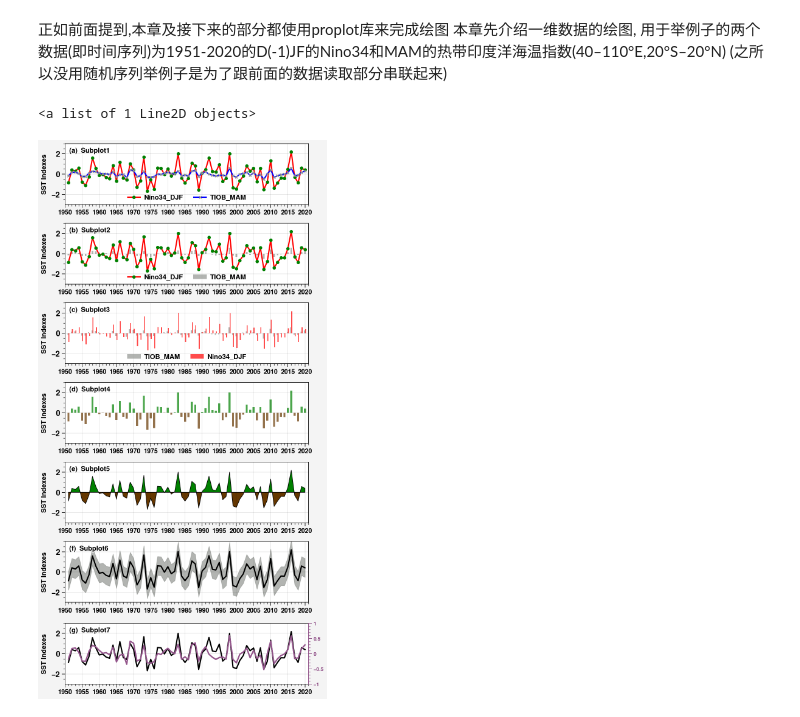
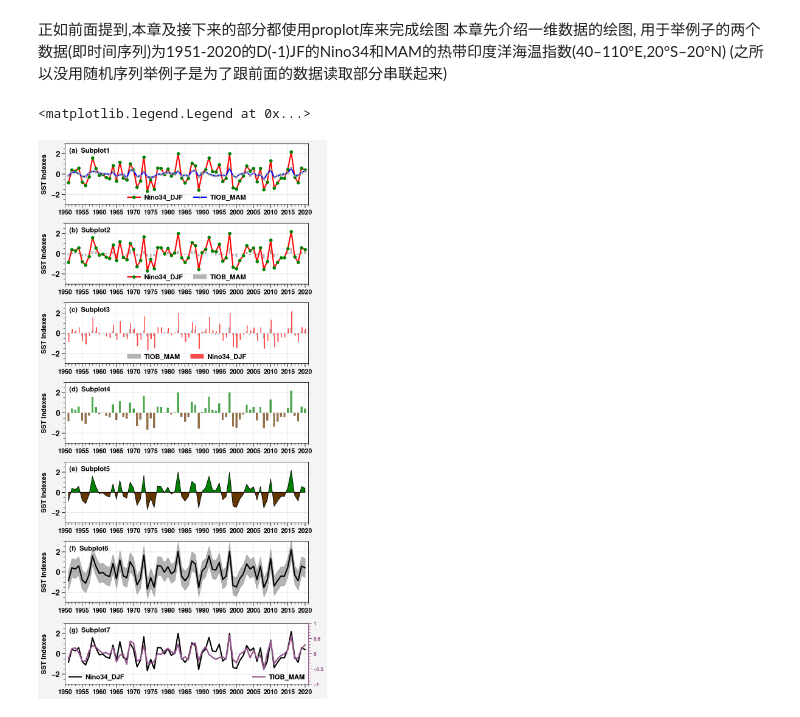
Before and after one commit to L1angY/For_Beginner_Brief_Plot_Figure_Cookbook, a Jupyter notebook: 3_一维数据的绘图.ipynb, the cells around one changed output. Cells and saved outputs as stored; diff of their text form; code cells hidden in the pictures.

```diff
--- a/3_一维数据的绘图.ipynb
+++ b/3_一维数据的绘图.ipynb
@@ -143,7 +143,7 @@ axs[0].plot(np.arange(1951, 2021, 1), TIOB_MAM_5120,
             markercolor='gray', # 标记点的颜色
             markeredgecolor='gray', # 标记点的边缘颜色
             label='TIOB_MAM')
-axs[0].legend(loc='lc', # 图例的位置 lc表示左下角(lower center)
+axs[0].legend(loc='lc', # 图例的位置 lc表示下边中央(lower center)
               ncols=2,  # 图例的列数
               fontweight='heavy', # 字体粗细
               prop = {'size':8}, # 字体大小
@@ -165,7 +165,7 @@ axs[1].bar(np.arange(1951, 2021, 1), TIOB_MAM_5120,
            color='gray', # 柱状图的颜色
            alpha=0.7, # 柱状图的透明度
            label='TIOB_MAM')
-axs[1].legend(loc='lc', # 图例的位置 lc表示左下角(lower center)
+axs[1].legend(loc='lc', # 图例的位置 lc表示下边中央(lower center)
               ncols=2,  # 图例的列数
               fontweight='heavy', # 字体粗细
               prop = {'size':8}, # 字体大小
@@ -185,7 +185,7 @@ axs[2].bar(np.arange(1951, 2021, 1)+barwidth/2, Nino34_DJF_5120,   #这里横坐
            color='red', # 柱状图的颜色
            alpha=0.7, # 柱状图的透明度
            label='Nino34_DJF')
-axs[2].legend(loc='lc', # 图例的位置 lc表示左下角(lower center)
+axs[2].legend(loc='lc', # 图例的位置 lc表示下边中央(lower center)
               ncols=2,  # 图例的列数
               fontweight='heavy', # 字体粗细
               prop = {'size':8}, # 字体大小
@@ -219,34 +219,44 @@ axs[5].plot(np.arange(1951, 2021, 1), Nino34_DJF_5120,
             color='k', # 线的颜色
             linewidth=1.5, # 线的宽度
             )
 axs[5].area(np.arange(1951, 2021, 1),
             Nino34_DJF_5120+Nino34_DJF_5120.std(), # 上1倍标准差
             Nino34_DJF_5120-Nino34_DJF_5120.std(), # 下1倍标准差
             color='gray', # 填充的颜色
             alpha=0.7, # 填充的透明度
             )
 
 # 绘制子图7
 # 当我们遇到两个时间序列需要画在一起,但范围相差很远的时候,
 # 我们可以通过添加子y轴来解决这个问题
 axs[6].plot(np.arange(1951, 2021, 1), Nino34_DJF_5120,
             color='k', # 线的颜色
             linewidth=1.5, # 线的宽度
-            ) # Nino34指数正常绘制
+            label='Nino34_DJF') # Nino34指数正常绘制
 ox = axs[6].alty(color='purple',
                  ylim=(-1, 1), # 新y轴的范围
                  ticklabelweight='bold', # xy轴刻度字体粗细(需要重新设置)
                  ticklabelsize=6
                  )
 ox.plot(np.arange(1951, 2021, 1), TIOB_MAM_5120,
         color='purple', # 线的颜色
         linewidth=1.5, # 线的宽度
-        )
+        label='TIOB_MAM')
+axs[6].legend(loc='ll', # 图例的位置 ll表示左下角(lower left)
+              fontweight='heavy', # 字体粗细
+              prop = {'size':8}, # 字体大小
+              framealpha=0 # 图例边框的透明度
+              )
+ox.legend(loc='lr',
+          fontweight='heavy', # 字体粗细
+          prop = {'size':8}, # 字体大小
+          framealpha=0 # 图例边框的透明度
+          )
 
 # 保存图片(这里就先不运行了)
 # fig.save(r'image/3_figure.png', # 保存图片的路径即文件名
 #          dpi=600 # 保存图片的分辨率
 #          )
 # %% [output]
-<a list of 1 Line2D objects>
+<matplotlib.legend.Legend at 0x...>
-[figure, old version]
+[figure, new version]
```
